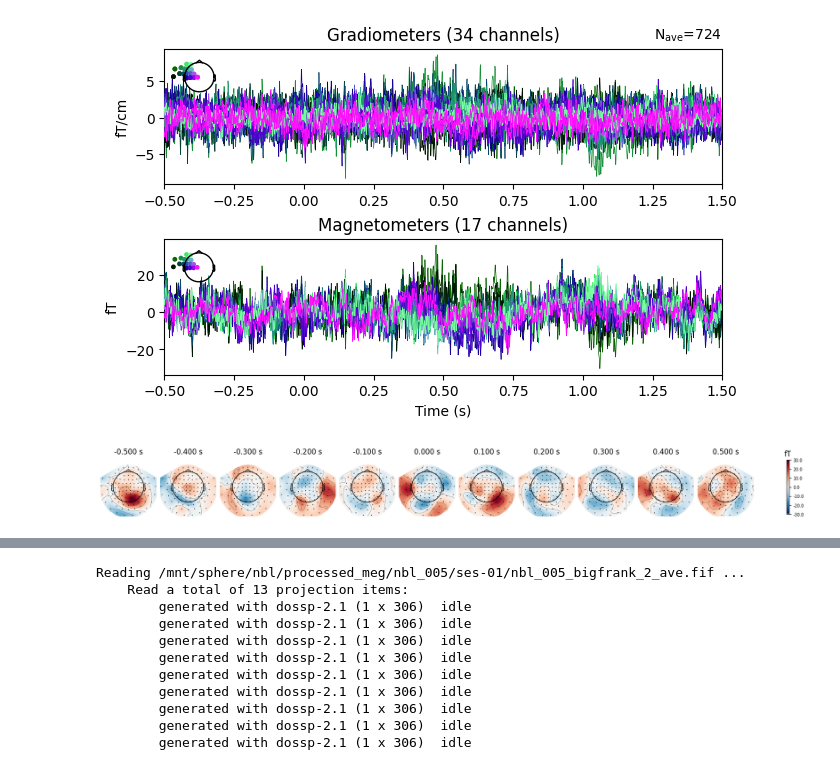
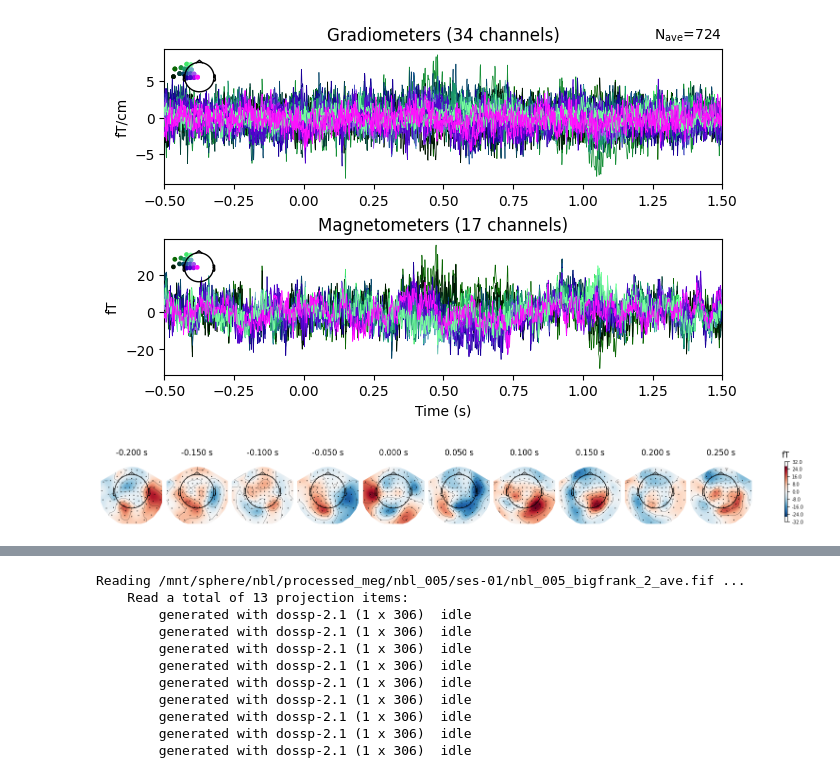
Before and after one commit to laurenostrowski/meg_processing_bigfrank, a Jupyter notebook: 4_sort_experiments.ipynb, the cells around one changed output, grey strips where cells are left out. Drawn from its saved outputs; the diff is of its cells as text; code cells hidden in the pictures.

```diff
--- a/4_sort_experiments.ipynb
+++ b/4_sort_experiments.ipynb
@@ -379,0 +428,30 @@ glottal_df_trimmed.to_csv(os.path.join(lary_dir, 'laryperc_events.csv'), index=F
+# %%
+laryperc_df = glottal_df.drop(columns=['thisRow.t', 'notes', 'Unnamed: 15', 'glottal'])
+laryperc_df['glottal_block'] = laryperc_df['glottal_block'] // 2
+laryperc_df['FIF'] = laryperc_df['glottal_block'].apply(lambda i: os.path.join(lary_dir, f'laryperc_{i+1}_raw.fif'))
+
+# sync up with MEG event times
+laryperc_counts = laryperc_df.groupby('FIF', dropna=False).size().rename('n_trials').reset_index()
+records = []
+for i,r in laryperc_counts.iterrows():
+    if not Path(r['FIF']).exists(): raise FileNotFoundError(f"FIF not found: {r['FIF']}")
+    raw = mne.io.read_raw_fif(r['FIF'], preload=False, verbose=False)
+
+    events = find_events(raw, stim_channel='STI101', min_duration=0.0015, verbose=False)
+    events[:, 0] = events[:, 0] - raw.first_samp # adjust for first sample in raw data
+    ws = events[events[:, 2] == 2]
+
+    onsets_sec = (ws[:, 0] / raw.info['sfreq']).tolist()
+    for t in onsets_sec: records.append(t)
+
+    n_found = len(onsets_sec)
+    if n_found != r['n_trials']:
+        raise ValueError(f"{r['FIF']}: expected {r['n_trials']} excerpt but found {n_found}.")
+
+onsets_df = pd.DataFrame(records, columns=['t_start_meg'])
+laryperc_df.rename(columns={'t_start': 't_start_psychopy'}, inplace=True)
+laryperc_df['t_start_meg'] = onsets_df['t_start_meg']
+laryperc_df.insert(0, 't_start_meg', laryperc_df.pop('t_start_meg'))
+laryperc_df.rename(columns={'response_start': 'response_start_psychopy'}, inplace=True)
+laryperc_df.rename(columns={'response_time':  'response_time_psychopy'}, inplace=True)
+laryperc_df.to_csv(os.path.join(lary_dir, 'laryperc_events.csv'), index=False)
@@ -425,10 +519,10 @@ right_evoked.plot(picks=left_frontal_chans);
 # %% [output]
 [figure]
 # %%
-times = [-0.5, -0.4, -0.3, -0.2, -0.1, 0.0, 0.1, 0.2, 0.3, 0.4, 0.5]
+times = [-0.2, -0.15, -0.1, -0.05, 0.0, 0.05, 0.1, 0.15, 0.2, 0.25]
 left_evoked.plot_topomap(times=times, ch_type='mag', colorbar=True);
 # %% [output]
-[figure, old version]
+[figure, new version]
 # %%
 right_evoked.plot_topomap(times=times, ch_type='mag', colorbar=True);
 # %% [output]
```
Also changed, not shown: parts of 11 cells of this notebook.
